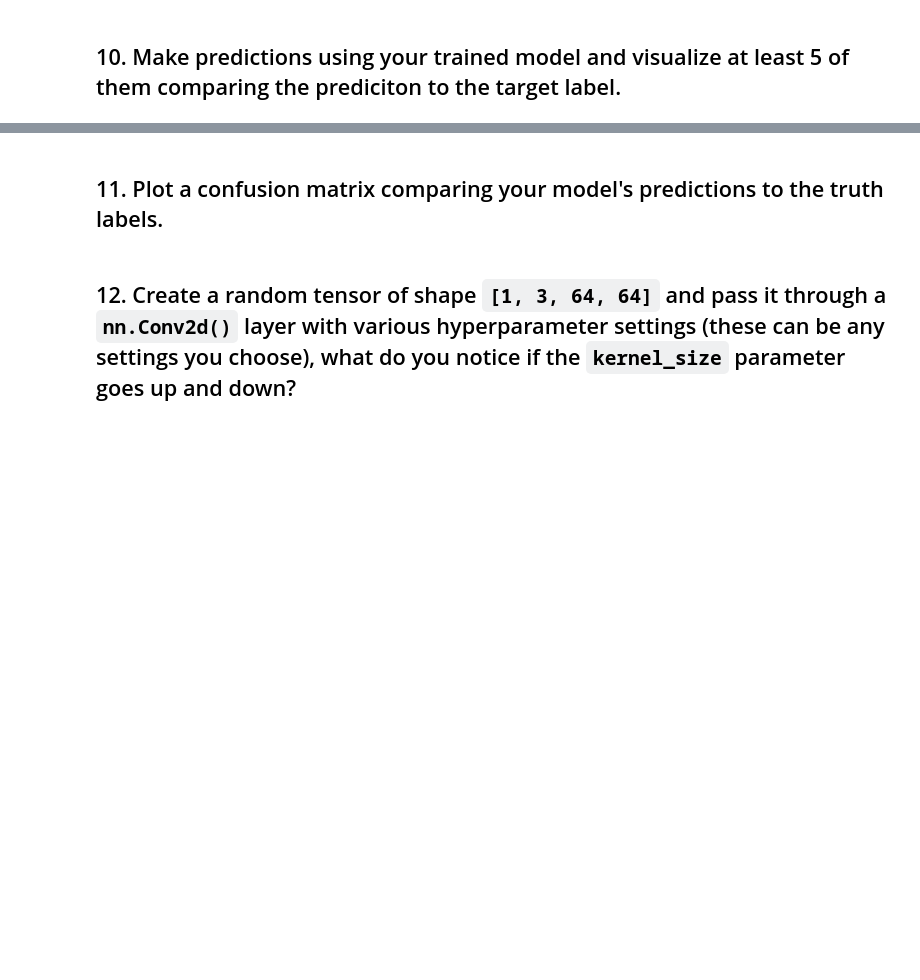
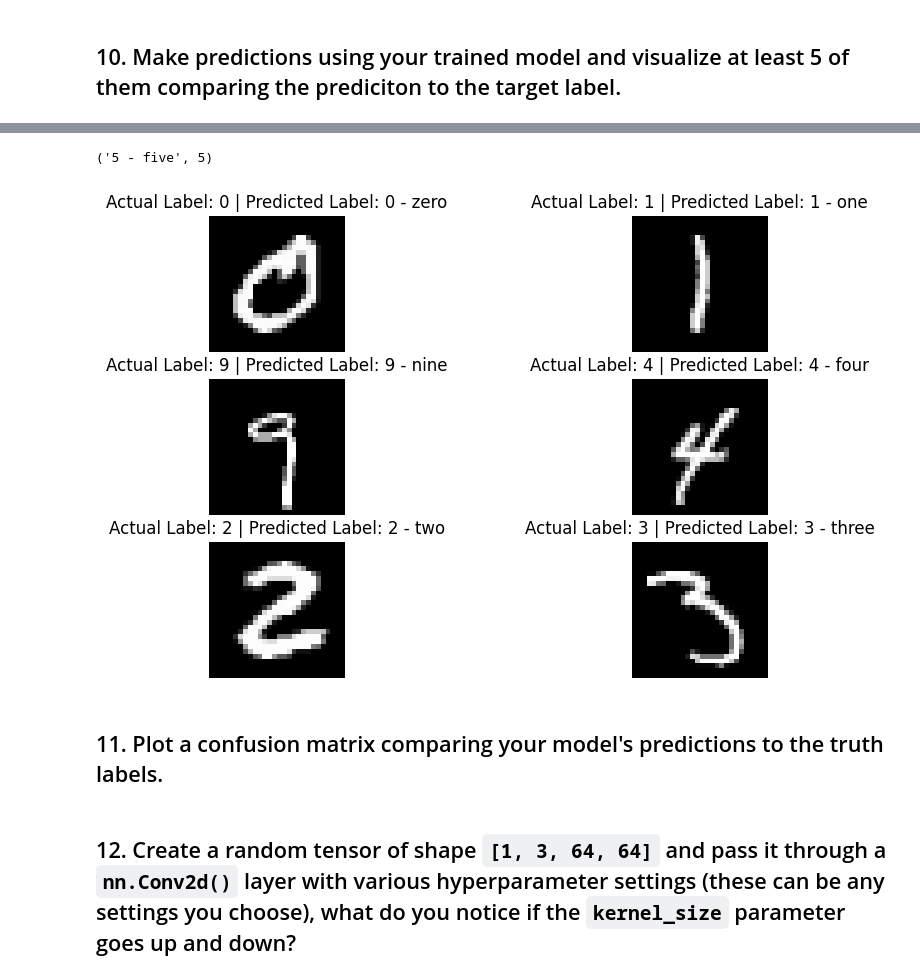
Before and after one commit to srj1407/Data_Science_and_ML, a Jupyter notebook: extras/exercises/03_pytorch_computer_vision_exercises.ipynb, the cells around one changed output, grey strips where cells are left out. Cells and saved outputs as stored; diff of their text form; code cells hidden in the pictures; blank space fills up the shorter version.

```diff
--- a/extras/exercises/03_pytorch_computer_vision_exercises.ipynb
+++ b/extras/exercises/03_pytorch_computer_vision_exercises.ipynb
@@ -184,0 +180,3 @@ len(train_dataloader), len(test_dataloader)
+# %%
+data, label = next(iter(test_dataloader))
+data.shape, label
@@ -222,13 +224,10 @@ class MNISTModel(nn.Module):
     )
     self.block_3 = nn.Sequential(
         nn.Flatten(),
-        nn.Linear(in_features = hidden_units, out_features = output_shape)
+        nn.Linear(in_features = hidden_units * 7 * 7, out_features = output_shape)
     )
   def forward(self, x: torch.Tensor):
     x = self.block_1(x)
-    print(f'After first layer: {x.shape}')
     x = self.block_2(x)
-    print(f'After second layer: {x.shape}')
     x = self.block_3(x)
-    print(f'After third layer: {x.shape}')
     return x
@@ -300,2 +385,5 @@ def test_step():
 # %% [markdown]
 ## 10. Make predictions using your trained model and visualize at least 5 of them comparing the prediciton to the target label.
+# %%
+classes = train_data.classes
+classes
@@ -302,3 +401,31 @@ def test_step():
+# %%
+def prediction(model: torch.nn.Module, data: torch.utils.data.DataLoader, classes = classes, device: torch.device = device):
+  data = data.to(device)
+  model = model.to(device)
+  pred = model(data.unsqueeze(dim = 0))
+  pred_prob = torch.softmax(pred.squeeze(), dim = 0)
+  pred_idx = pred_prob.argmax(dim = 1)
+  return classes[pred_idx]
+# %%
+prediction(model_1, train_data[0][0]), train_data[0][1]
+# %% [output]
+('5 - five', 5)
+# %%
+torch.manual_seed(42)
+random_idx = torch.randint(len(test_dataloader), size = [6, ])
+cnt = 1
+plt.figure(figsize = (10, 6))
+for i in random_idx:
+  idx = i.item()
+  image, label = train_data[idx][0], train_data[idx][1]
+  predicted_label = prediction(model_1, image)
+  plt.subplot(3, 2, cnt)
+  cnt += 1
+  plt.title(f'Actual Label: {label} | Predicted Label: {predicted_label}')
+  plt.imshow(image.squeeze(), cmap = 'gray')
+  plt.axis(False)
+# %% [output]
+[figure, added]
 # %% [markdown]
 ## 11. Plot a confusion matrix comparing your model's predictions to the truth labels.
 # %% [markdown]
```
Also changed, not shown: parts of 14 cells of this notebook.
